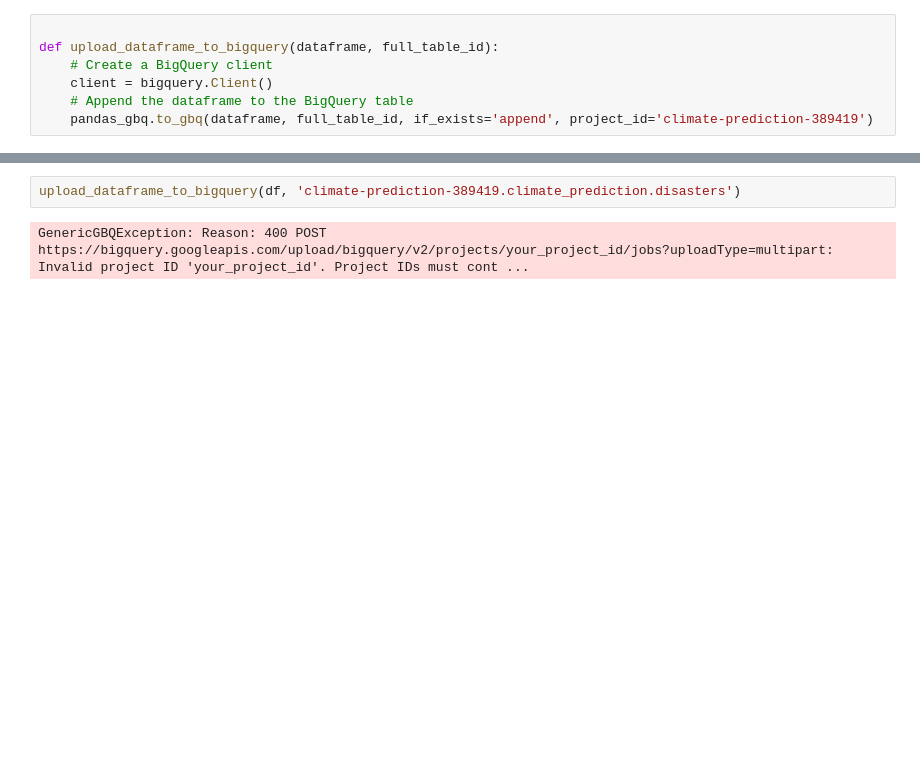
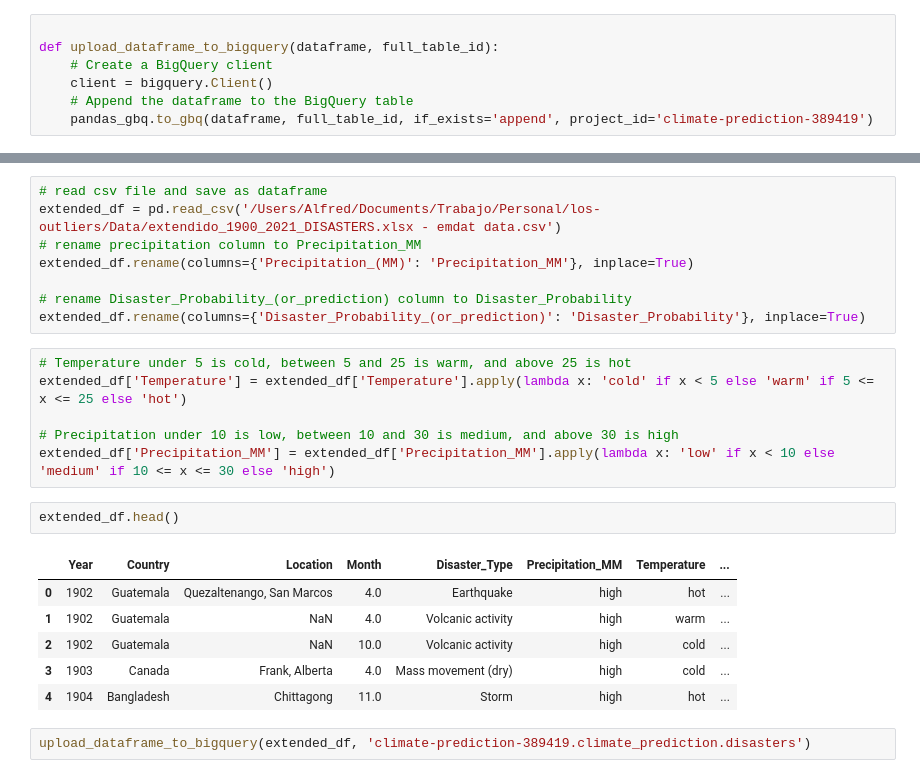
Before and after one commit to Globant-CodeFest/los-outliers, a Jupyter notebook: Code/bg-upload.ipynb, the cells around one changed output, grey strips where cells are left out. Cells and saved outputs as stored; diff of their text form; blank space fills up the shorter version.

```diff
--- a/Code/bg-upload.ipynb
+++ b/Code/bg-upload.ipynb
@@ -45,4 +70,25 @@ df.head()
+# %%
+# read csv file and save as dataframe
+extended_df = pd.read_csv('/Users/Alfred/Documents/Trabajo/Personal/los-outliers/Data/extendido_1900_2021_DISASTERS.xlsx - emdat data.csv')
+# rename precipitation column to Precipitation_MM
+extended_df.rename(columns={'Precipitation_(MM)': 'Precipitation_MM'}, inplace=True)
+
+# rename Disaster_Probability_(or_prediction) column to Disaster_Probability
+extended_df.rename(columns={'Disaster_Probability_(or_prediction)': 'Disaster_Probability'}, inplace=True)
+# %%
+# Temperature under 5 is cold, between 5 and 25 is warm, and above 25 is hot
+extended_df['Temperature'] = extended_df['Temperature'].apply(lambda x: 'cold' if x < 5 else 'warm' if 5 <= x <= 25 else 'hot')
+
+# Precipitation under 10 is low, between 10 and 30 is medium, and above 30 is high
+extended_df['Precipitation_MM'] = extended_df['Precipitation_MM'].apply(lambda x: 'low' if x < 10 else 'medium' if 10 <= x <= 30 else 'high')
+# %%
+extended_df.head()
+# %% [output]
+|  | Year | Country | Location | Month | Disaster_Type | Precipitation_MM | Temperature | ... |
+| 0 | 1902 | Guatemala | Quezaltenango, San Marcos | 4.0 | Earthquake | high | hot | ... |
+| 1 | 1902 | Guatemala | NaN | 4.0 | Volcanic activity | high | warm | ... |
+| 2 | 1902 | Guatemala | NaN | 10.0 | Volcanic activity | high | cold | ... |
+| 3 | 1903 | Canada | Frank, Alberta | 4.0 | Mass movement (dry) | high | cold | ... |
+| 4 | 1904 | Bangladesh | Chittagong | 11.0 | Storm | high | hot | ... |
 # %%
-upload_dataframe_to_bigquery(df, 'climate-prediction-389419.climate_prediction.disasters')
+upload_dataframe_to_bigquery(extended_df, 'climate-prediction-389419.climate_prediction.disasters')
-# %% [output]
-GenericGBQException: Reason: 400 POST https://bigquery.googleapis.com/upload/bigquery/v2/projects/your_project_id/jobs?uploadType=multipart: Invalid project ID 'your_project_id'. Project IDs must cont ...
```
Also changed, not shown: parts of 5 cells of this notebook.
